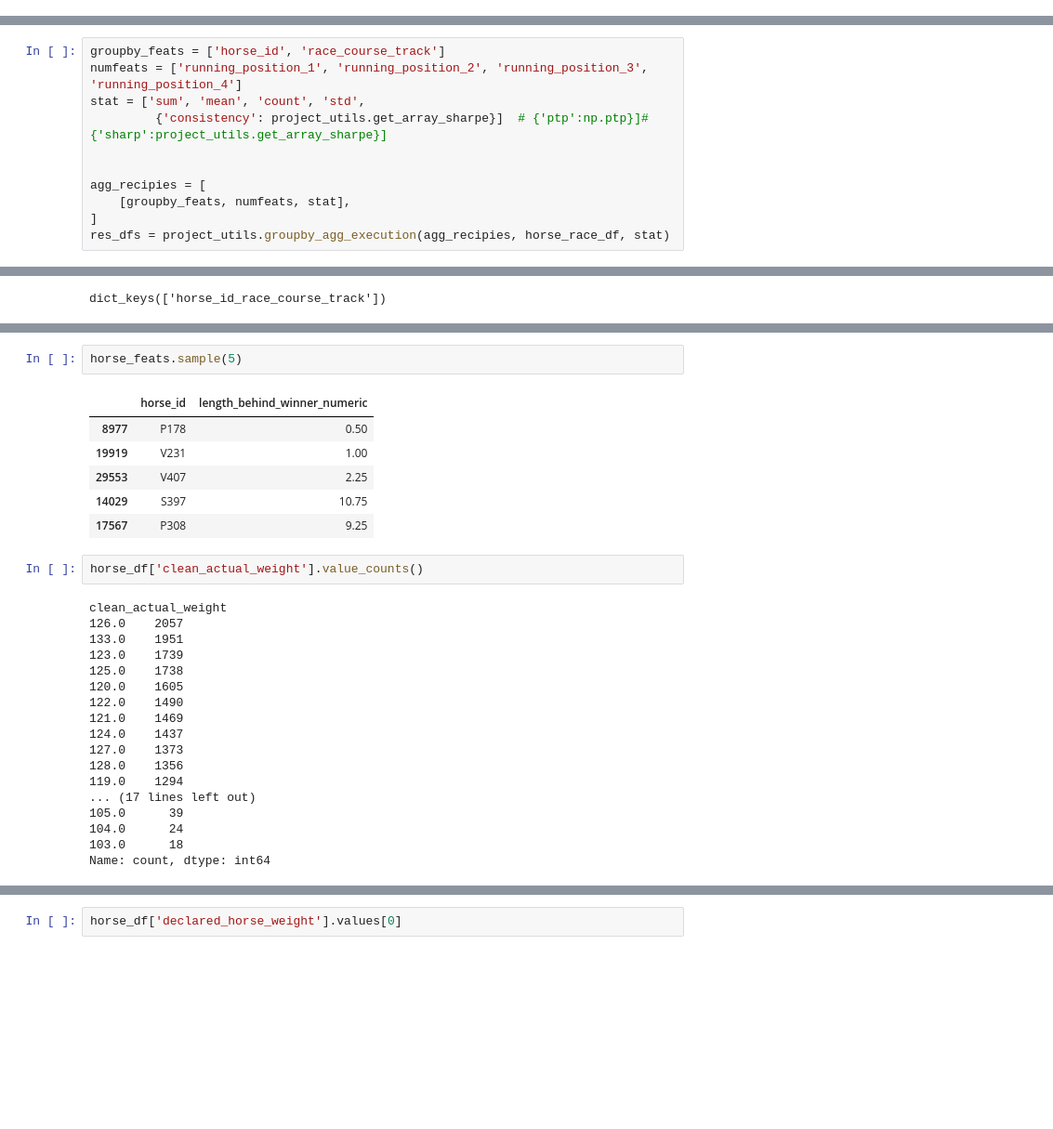
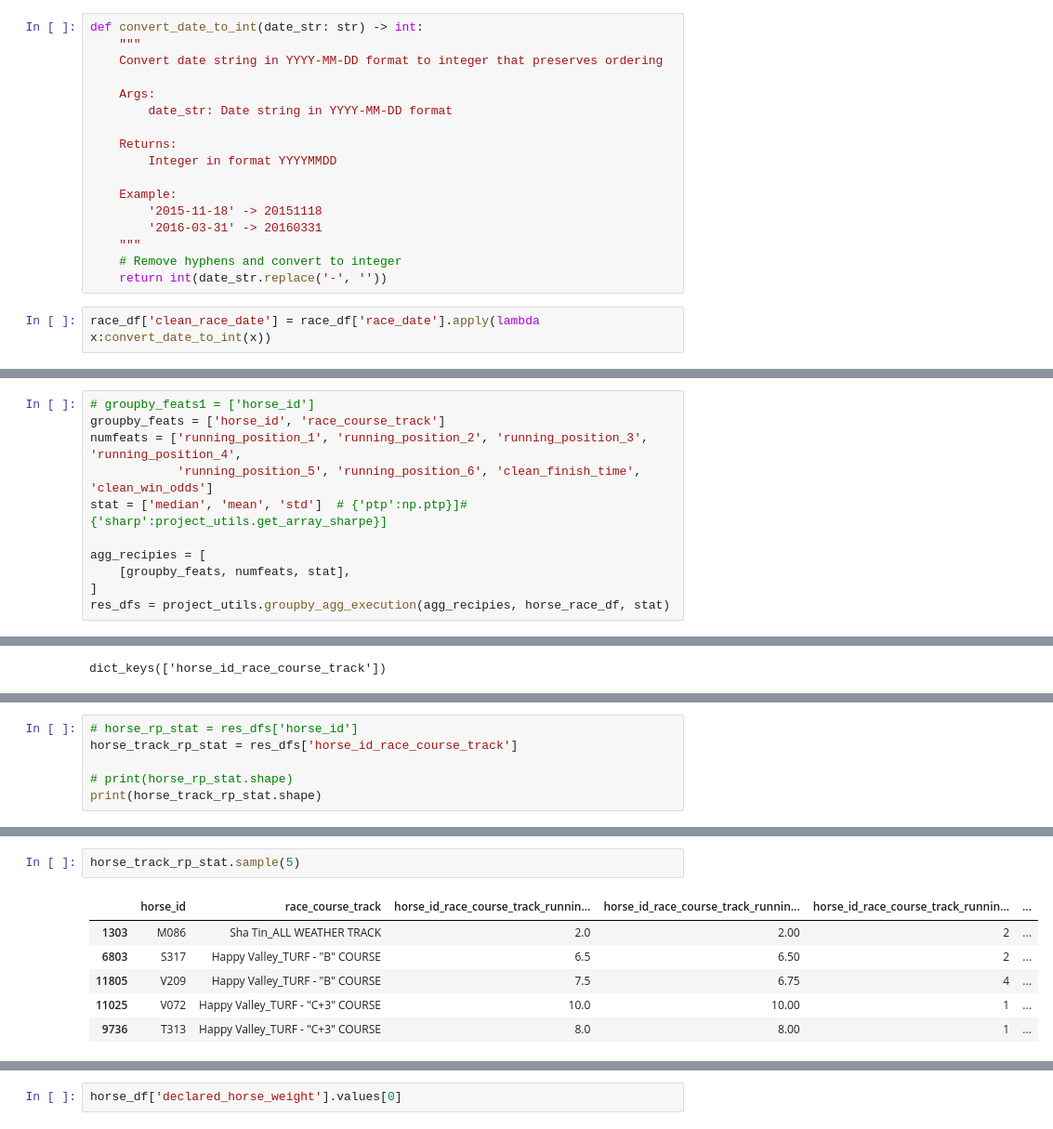
Before and after one commit to yifanxie/hk_horse_racing, a Jupyter notebook: notebooks/1.0_inital_analysis_featgen.ipynb, the cells around one changed output, grey strips where cells are left out. Shown: that part at 93% size. Cells and saved outputs as stored; diff of their text form; blank space fills up the shorter version.

```diff
--- a/notebooks/1.0_inital_analysis_featgen.ipynb
+++ b/notebooks/1.0_inital_analysis_featgen.ipynb
@@ -188,3 +256,22 @@ horse_df['isin_top3'] = (horse_df['clean_position'] <= 3).astype(int)
+# %%
+def convert_date_to_int(date_str: str) -> int:
+    """
+    Convert date string in YYYY-MM-DD format to integer that preserves ordering
+
+    Args:
+        date_str: Date string in YYYY-MM-DD format
+
+    Returns:
+        Integer in format YYYYMMDD
+
+    Example:
+        '2015-11-18' -> 20151118
+        '2016-03-31' -> 20160331
+    """
+    # Remove hyphens and convert to integer
+    return int(date_str.replace('-', ''))
+# %%
+race_df['clean_race_date'] = race_df['race_date'].apply(lambda x:convert_date_to_int(x))
 # %% [markdown]
 # merge data
 # %%
@@ -357,9 +521,9 @@ reload(project_utils)
 # %%
+# groupby_feats1 = ['horse_id']
 groupby_feats = ['horse_id', 'race_course_track']
-numfeats = ['running_position_1', 'running_position_2', 'running_position_3', 'running_position_4']
-stat = ['sum', 'mean', 'count', 'std',
-         {'consistency': project_utils.get_array_sharpe}]  # {'ptp':np.ptp}]#{'sharp':project_utils.get_array_sharpe}]
-
+numfeats = ['running_position_1', 'running_position_2', 'running_position_3', 'running_position_4',
+            'running_position_5', 'running_position_6', 'clean_finish_time', 'clean_win_odds']
+stat = ['median', 'mean', 'std']  # {'ptp':np.ptp}]#{'sharp':project_utils.get_array_sharpe}]
 
 agg_recipies = [
     [groupby_feats, numfeats, stat],
@@ -394,0 +554,6 @@ horse_track_stat = res_dfs['horse_id_race_course_track']
+# %%
+# horse_rp_stat = res_dfs['horse_id']
+horse_track_rp_stat = res_dfs['horse_id_race_course_track']
+
+# print(horse_rp_stat.shape)
+print(horse_track_rp_stat.shape)
@@ -404,29 +800,9 @@ horse_track_stat.sample(5)
 # %%
-horse_feats.sample(5)
+horse_track_rp_stat.sample(5)
 # %% [output]
-|  | horse_id | length_behind_winner_numeric |
-| 8977 | P178 | 0.50 |
-| 19919 | V231 | 1.00 |
-| 29553 | V407 | 2.25 |
-| 14029 | S397 | 10.75 |
-| 17567 | P308 | 9.25 |
+|  | horse_id | race_course_track | horse_id_race_course_track_runnin... | horse_id_race_course_track_runnin... | horse_id_race_course_track_runnin... | ... |
+| 1303 | M086 | Sha Tin_ALL WEATHER TRACK | 2.0 | 2.00 | 2 | ... |
+| 6803 | S317 | Happy Valley_TURF - "B" COURSE | 6.5 | 6.50 | 2 | ... |
+| 11805 | V209 | Happy Valley_TURF - "B" COURSE | 7.5 | 6.75 | 4 | ... |
+| 11025 | V072 | Happy Valley_TURF - "C+3" COURSE | 10.0 | 10.00 | 1 | ... |
+| 9736 | T313 | Happy Valley_TURF - "C+3" COURSE | 8.0 | 8.00 | 1 | ... |
-# %%
-horse_df['clean_actual_weight'].value_counts()
-# %% [output]
-clean_actual_weight
-126.0    2057
-133.0    1951
-123.0    1739
-125.0    1738
-120.0    1605
-122.0    1490
-121.0    1469
-124.0    1437
-127.0    1373
-128.0    1356
-119.0    1294
-... (17 lines left out)
-105.0      39
-104.0      24
-103.0      18
-Name: count, dtype: int64
```
Also changed, not shown: parts of 76 cells of this notebook, 3 other files.
